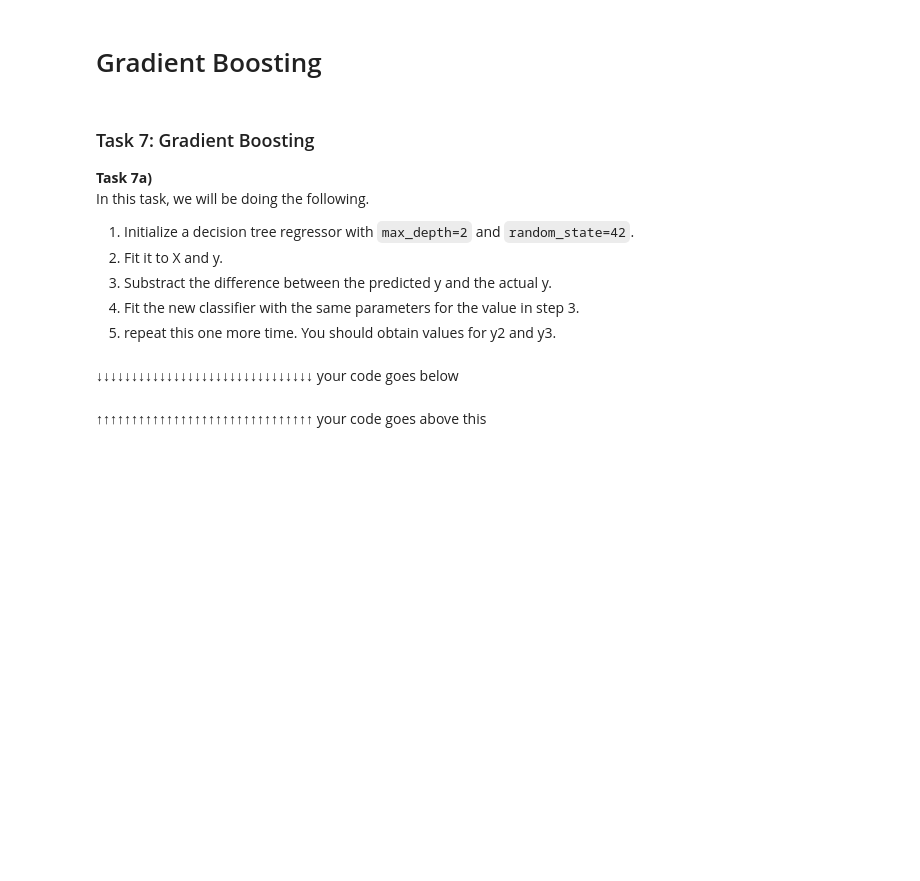
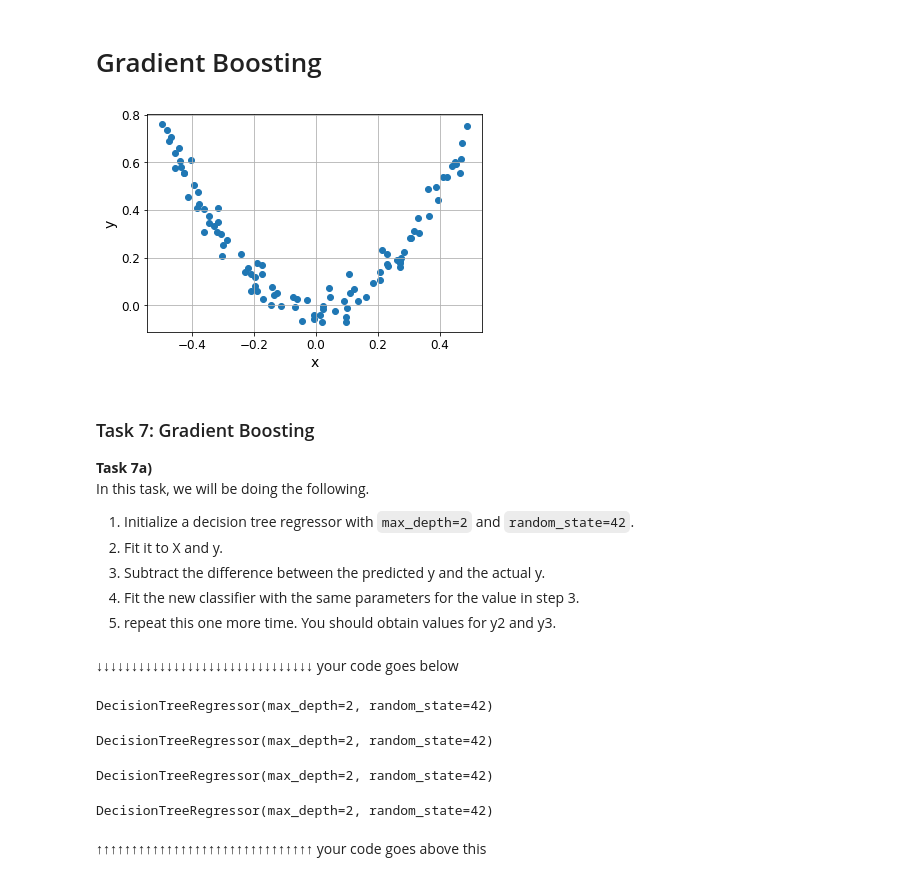
Before and after one commit to ThOliveira23/PH482_582_Sp22, a Jupyter notebook: Exercises/04_Random_Forests.ipynb, the cells around one changed output. Drawn from its saved outputs; the diff is of its cells as text; code cells hidden in the pictures; blank space fills up the shorter version.

```diff
--- a/Exercises/04_Random_Forests.ipynb
+++ b/Exercises/04_Random_Forests.ipynb
@@ -384,3 +409,10 @@ plt.scatterA(X, y)
+# %%
+plt.scatter(X, y)
+plt.xlabel("x")
+plt.ylabel("y")
+plt.grid()
+# %% [output]
+[figure, added]
 # %% [markdown]
 ### Task 7: Gradient Boosting
 
@@ -388,7 +420,7 @@ plt.scatterA(X, y)
 In this task, we will be doing the following.
 1) Initialize a decision tree regressor with `max_depth=2` and `random_state=42`.
 2) Fit it to X and y.
-3) Substract the difference between the predicted y and the actual y.
+3) Subtract the difference between the predicted y and the actual y.
 4) Fit the new classifier with the same parameters for the value in step 3.
 5) repeat this one more time. You should obtain values for y2 and y3.
 # %% [markdown]
@@ -397,5 +429,8 @@ your code goes below
 # %%
 from sklearn.tree import DecisionTreeRegressor
 
-#tree_reg1 =
-# fit
+# Initialize a decision tree regressor
+tree_reg1 = DecisionTreeRegressor(max_depth=2, random_state=42)
+tree_reg1.fit(X,y)
+# %% [output]
+DecisionTreeRegressor(max_depth=2, random_state=42)
@@ -410,3 +437,25 @@ from sklearn.tree import DecisionTreeRegressor
+# %%
+# Substract the difference between the predicted y and the actual y.
+y2 = tree_reg1.predict(X) - y
+# Fit the new classifier with the same parameters for the value in step 3
+tree_reg2 = DecisionTreeRegressor(max_depth=2, random_state=42)
+# Fit to X and y2
+tree_reg2.fit(X, y2)
+# %% [output]
+DecisionTreeRegressor(max_depth=2, random_state=42)
+# %%
+y3 = tree_reg2.predict(X) - y2
+tree_reg3 = DecisionTreeRegressor(max_depth=2, random_state=42)
+#fit to X and y3
+tree_reg3.fit(X, y3)
+# %% [output]
+DecisionTreeRegressor(max_depth=2, random_state=42)
+# %%
+y4 = tree_reg3.predict(X) - y3
+tree_reg4 = DecisionTreeRegressor(max_depth=2, random_state=42)
+tree_reg4.fit(X, y4)
+# %% [output]
+DecisionTreeRegressor(max_depth=2, random_state=42)
 # %% [markdown]
 ↑↑↑↑↑↑↑↑↑↑↑↑↑↑↑↑↑↑↑↑↑↑↑↑↑↑↑↑↑↑↑ your code goes above this
 # %%
```
Also changed, not shown: parts of 36 cells of this notebook.
